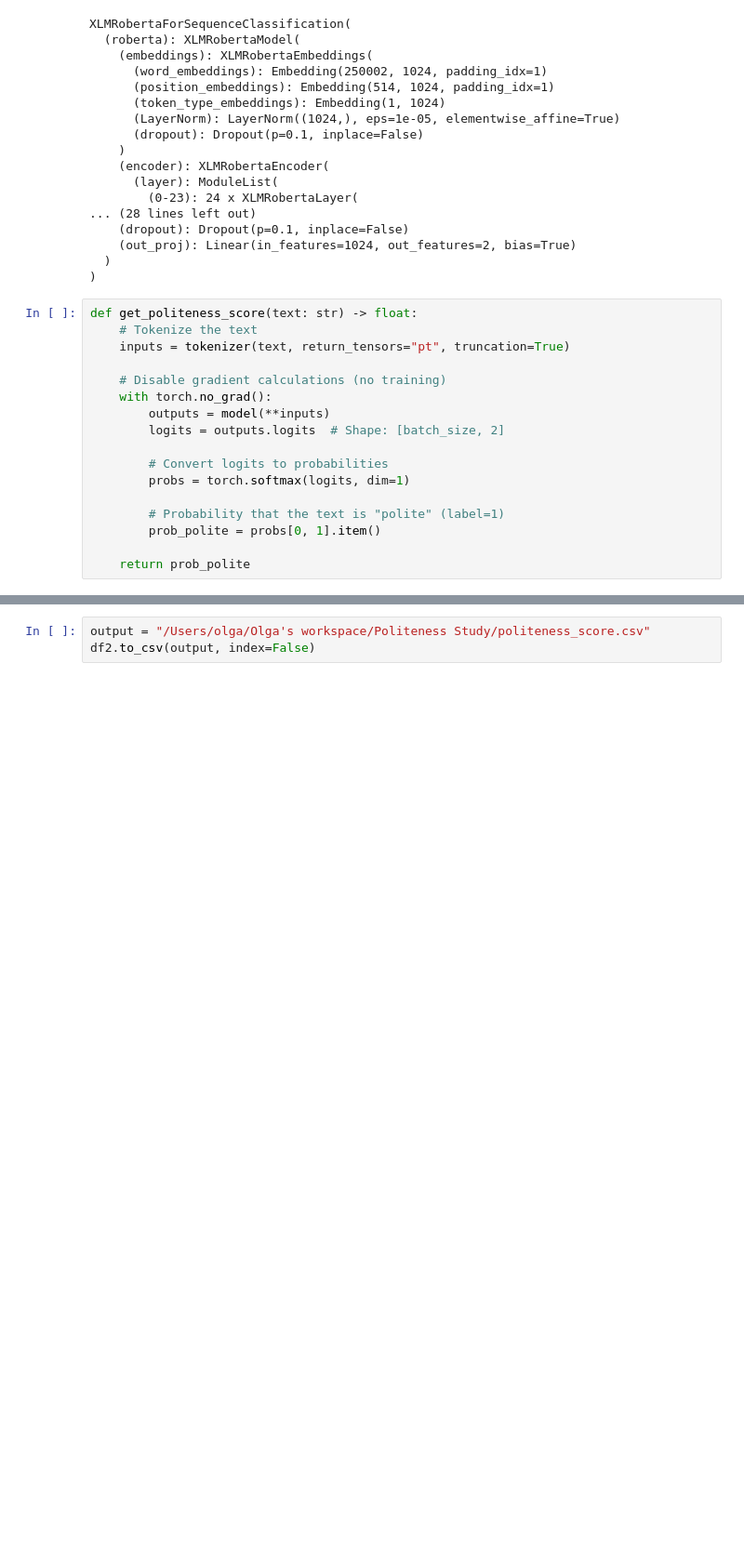
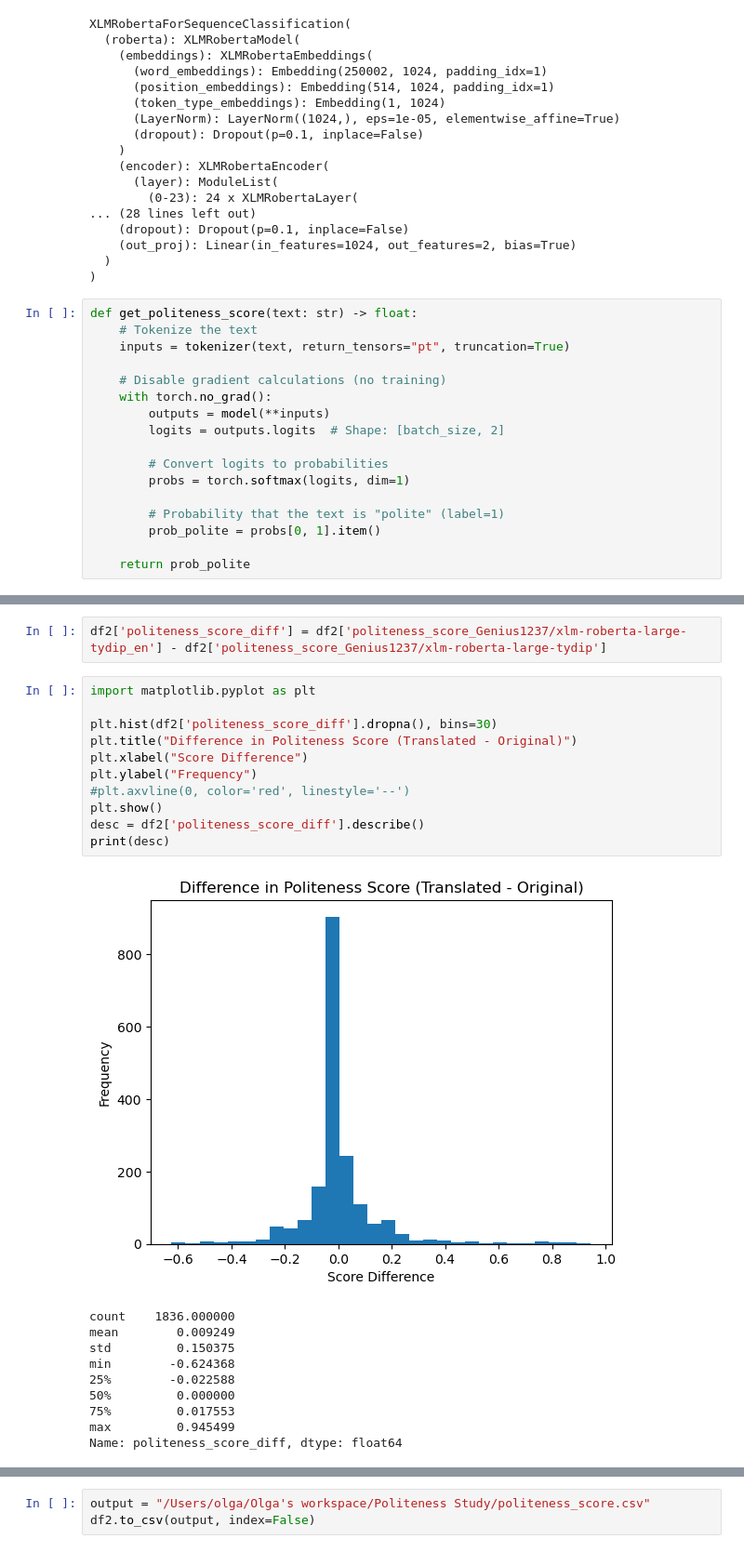
Before and after one commit to OlgaLMss/Politeness, a Jupyter notebook: Politeness_score.ipynb, the cells around one changed output, grey strips where cells are left out. Shown at 93% size. Saved outputs shown, nothing was run; the diff lists cells and outputs as text; blank space fills up the shorter version.

```diff
--- a/Politeness_score.ipynb
+++ b/Politeness_score.ipynb
@@ -87,0 +137,24 @@ df2
+# %%
+df2['politeness_score_diff'] = df2['politeness_score_Genius1237/xlm-roberta-large-tydip_en'] - df2['politeness_score_Genius1237/xlm-roberta-large-tydip']
+# %%
+import matplotlib.pyplot as plt
+
+plt.hist(df2['politeness_score_diff'].dropna(), bins=30)
+plt.title("Difference in Politeness Score (Translated - Original)")
+plt.xlabel("Score Difference")
+plt.ylabel("Frequency")
+#plt.axvline(0, color='red', linestyle='--')
+plt.show()
+desc = df2['politeness_score_diff'].describe()
+print(desc)
+# %% [output]
+[figure, added]
+count    1836.000000
+mean        0.009249
+std         0.150375
+min        -0.624368
+25%        -0.022588
+50%         0.000000
+75%         0.017553
+max         0.945499
+Name: politeness_score_diff, dtype: float64
```
Also changed, not shown: parts of 12 cells of this notebook, 7 other files.
